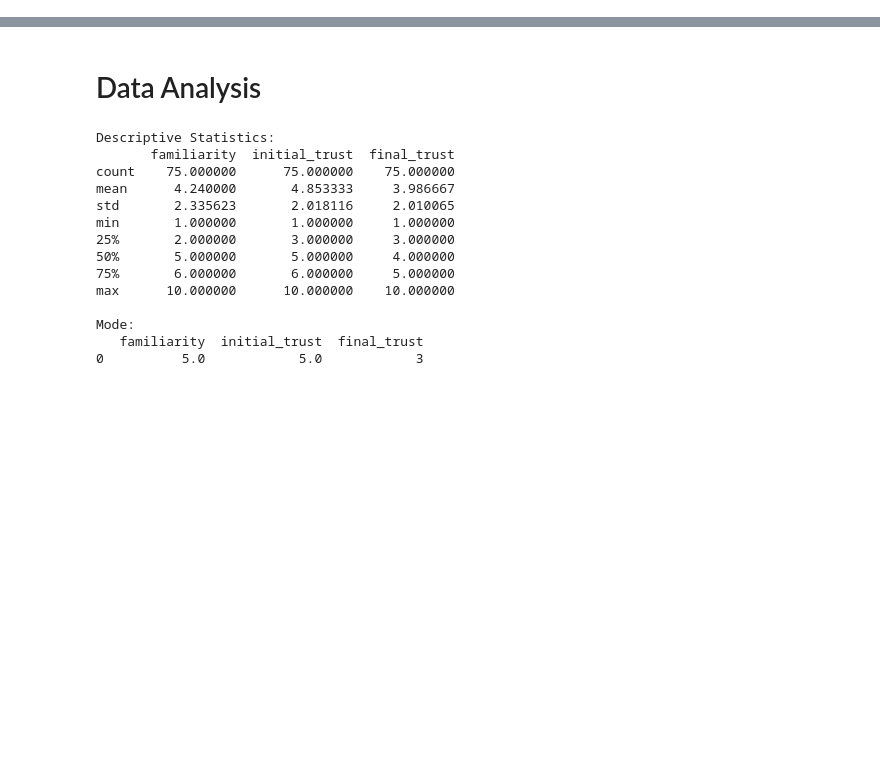
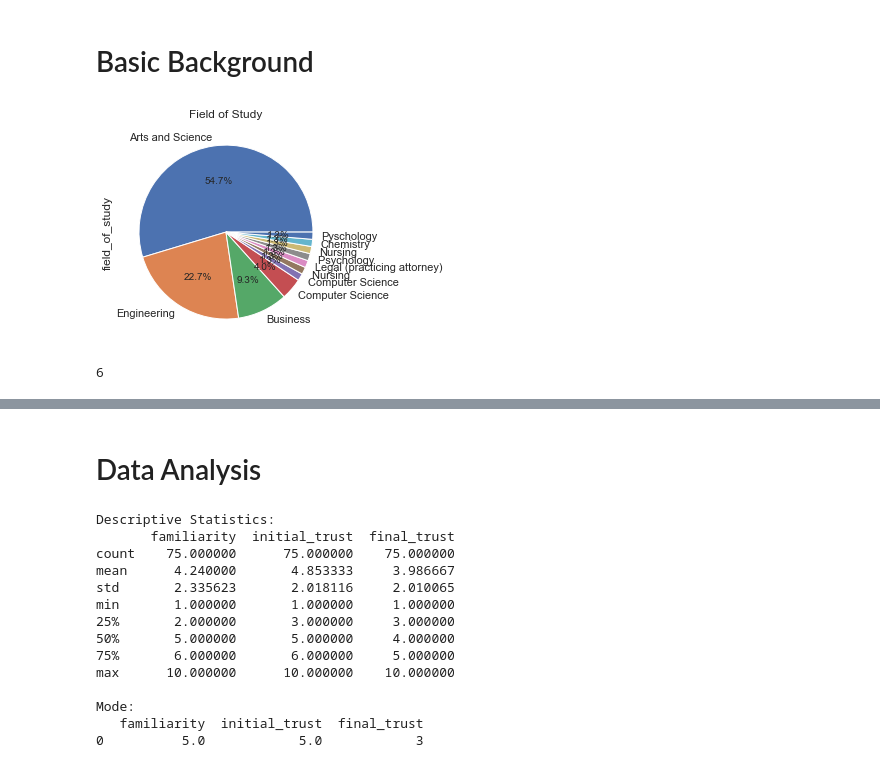
Before and after one commit to bendjko/CSE-527S-Final-Project, a Jupyter notebook: ben_testing.ipynb, the cells around one changed output, grey strips where cells are left out. Drawn from its saved outputs; the diff is of its cells as text; code cells hidden in the pictures; blank space fills up the shorter version.

Commit message:
cleaned up respondent background

```diff
--- a/ben_testing.ipynb
+++ b/ben_testing.ipynb
@@ -66,3 +67,29 @@ display(pp_data)
 | 72 | 4/2/2024 20:30:49 | Computer Science | Junior | 2 | 5 | ChatGPT, Siri and google translate | Learning new content instead of u... | ... |
 | 73 | 4/3/2024 21:47:00 | Arts and Science | Junior | 5 | 5 | using ChatGPT for help studying/i... | education, research and general b... | ... |
 | 74 | 4/4/2024 10:56:45 | Arts and Science | post baccalaureate | 4 | 5 | I have occasionally used versions... | I find it most likely that LLMs w... | ... |
+# %% [markdown]
+# Basic Background
+# %%
+# make a pie chart out of field_of_study
+field_of_study = pp_data['field_of_study'].value_counts()
+field_of_study.plot.pie(autopct='%1.1f%%')
+plt.title('Field of Study')
+plt.show()
+# %% [output]
+[figure, added]
+# %%
+# merge Psychology and Chemistry into Arts and Science
+# also take care of some random issues
+pp_data['field_of_study'] = pp_data['field_of_study'].replace('Psychology ', 'Arts and Science')
+pp_data['field_of_study'] = pp_data['field_of_study'].replace('Pyschology', 'Arts and Science')
+pp_data['field_of_study'] = pp_data['field_of_study'].replace('Psychology', 'Arts and Science')
+
+pp_data['field_of_study'] = pp_data['field_of_study'].replace('Chemistry', 'Arts and Science')
+
+pp_data['field_of_study'] = pp_data['field_of_study'].replace('Computer Science ', 'Computer Science')
+pp_data['field_of_study'] = pp_data['field_of_study'].replace('Legal (practicing attorney)', 'Law')
+
+pp_data['field_of_study'] = pp_data['field_of_study'].replace('Nursing ', 'Nursing')
+print(len(pp_data['field_of_study'].unique()))
+# %% [output]
+6
```
Also changed, not shown: parts of 8 cells of this notebook, 1 other file.
